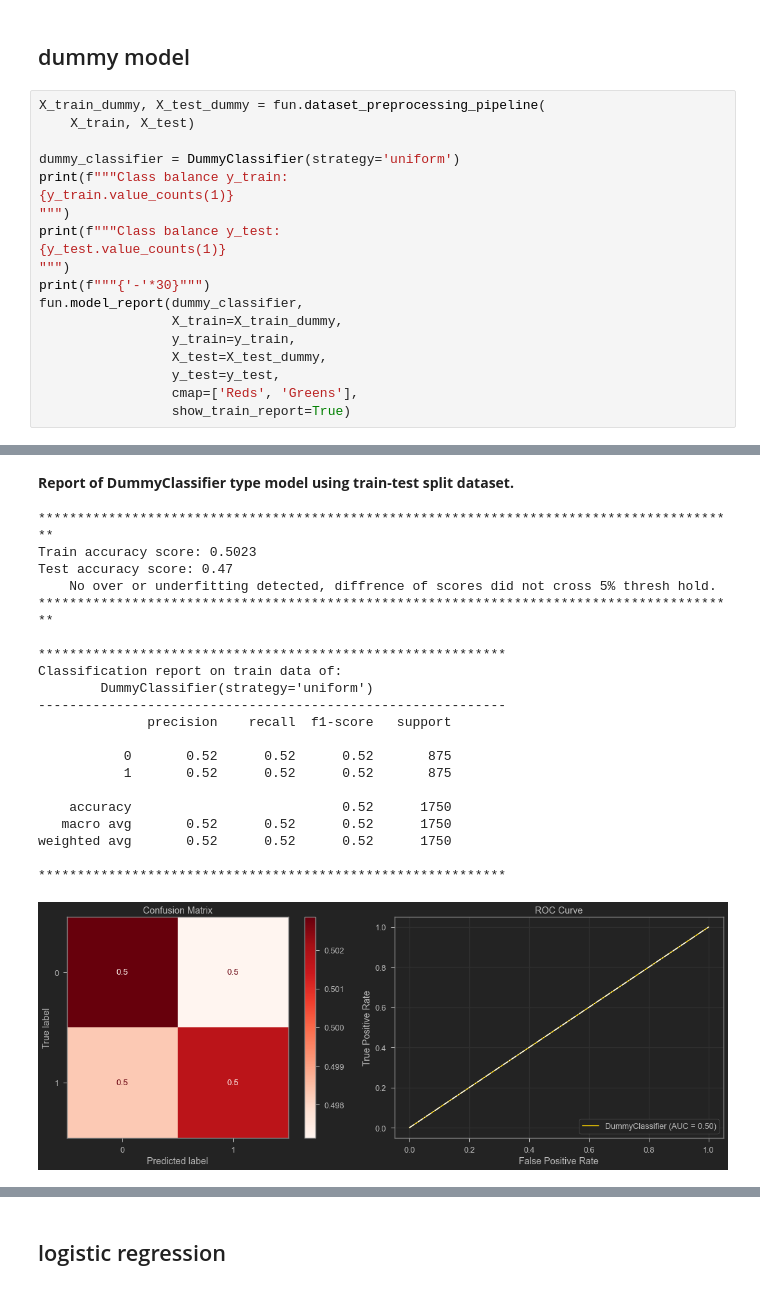
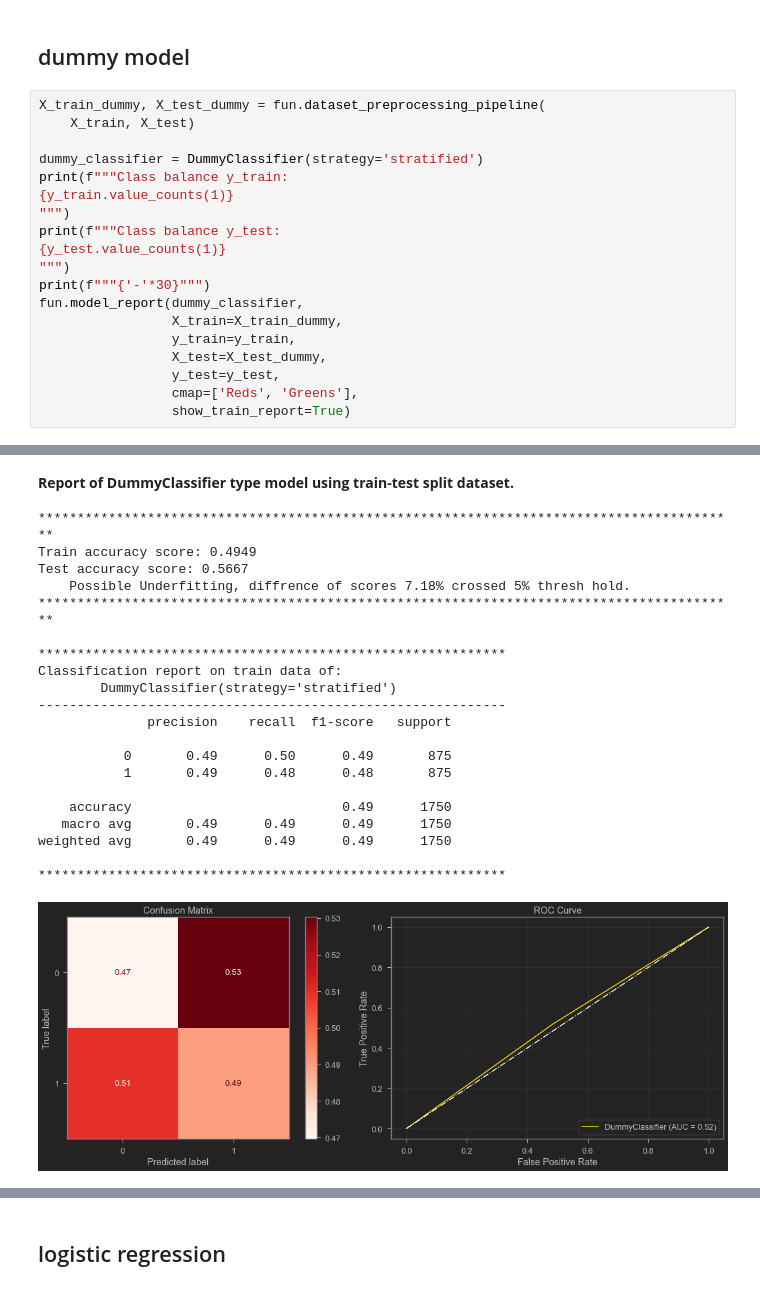
Before and after one commit to tamjid-ahsan/Garment-worker-efficiency, a Jupyter notebook: student_all_finalizing.ipynb, the cells around one changed output, grey strips where cells are left out. Cells and saved outputs as stored; diff of their text form.

```diff
--- a/student_all_finalizing.ipynb
+++ b/student_all_finalizing.ipynb
@@ -697,7 +696,7 @@ display(_test_pipe_train.describe().T.round(2),
 X_train_dummy, X_test_dummy = fun.dataset_preprocessing_pipeline(
     X_train, X_test)
 
-dummy_classifier = DummyClassifier(strategy='uniform')
+dummy_classifier = DummyClassifier(strategy='stratified')
 print(f"""Class balance y_train:
 {y_train.value_counts(1)}
 """)
@@ -724,28 +723,28 @@ Class balance y_test:
 Name: performance, dtype: float64
 
 ------------------------------
 Report of DummyClassifier type model using train-test split dataset.
 ******************************************************************************************
-Train accuracy score: 0.5023
-Test accuracy score: 0.47
-    No over or underfitting detected, diffrence of scores did not cross 5% thresh hold.
+Train accuracy score: 0.4949
+Test accuracy score: 0.5667
+    Possible Underfitting, diffrence of scores 7.18% crossed 5% thresh hold.
 ******************************************************************************************
 
 ************************************************************
 Classification report on train data of:
-        DummyClassifier(strategy='uniform')
+        DummyClassifier(strategy='stratified')
 ------------------------------------------------------------
               precision    recall  f1-score   support
 
-           0       0.52      0.52      0.52       875
-           1       0.52      0.52      0.52       875
+           0       0.49      0.50      0.49       875
+           1       0.49      0.48      0.48       875
 
-    accuracy                           0.52      1750
-   macro avg       0.52      0.52      0.52      1750
-weighted avg       0.52      0.52      0.52      1750
+    accuracy                           0.49      1750
+   macro avg       0.49      0.49      0.49      1750
+weighted avg       0.49      0.49      0.49      1750
 
 ************************************************************
-[figure, old version]
+[figure, new version]
 ==========================================================================================================================================================================
 ************************************************************
 Classification report on test data of:
```
Also changed, not shown: parts of 76 cells of this notebook, 3 other files.
